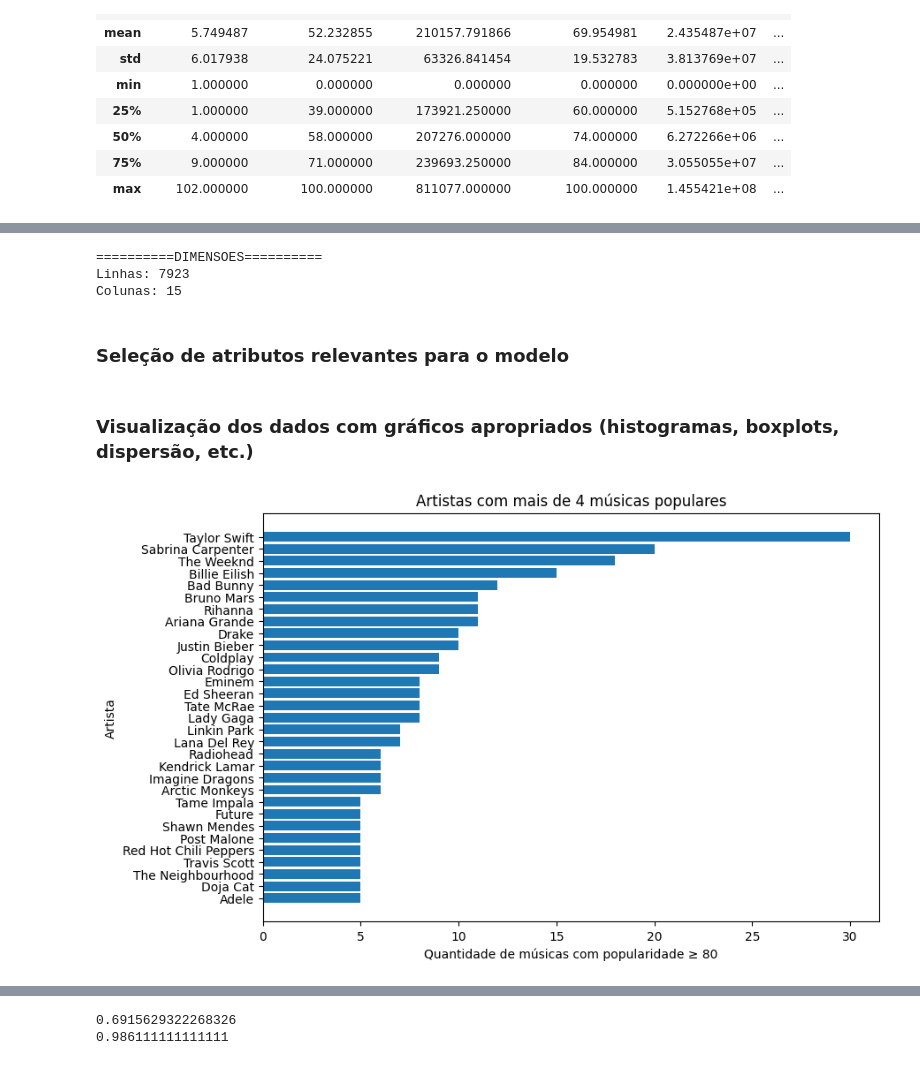
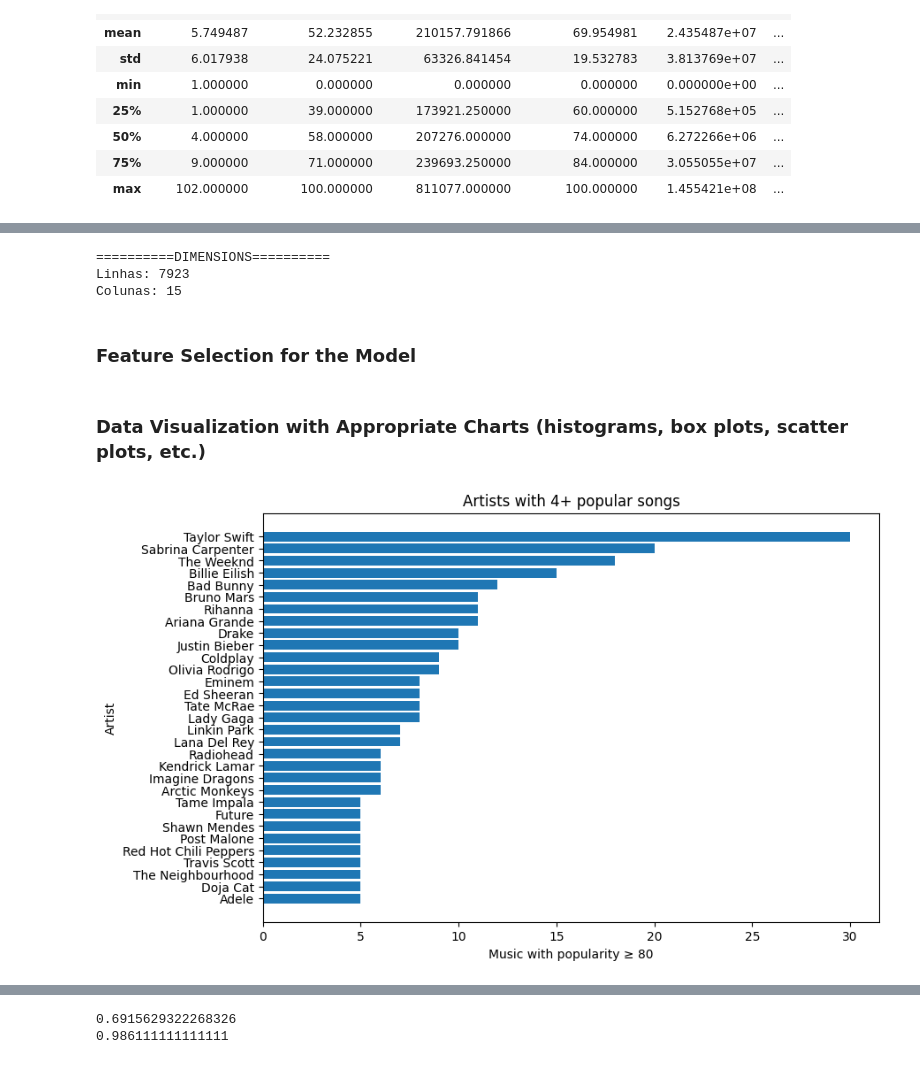
Before and after one commit to GabrielPFarias/trend_artistas_spotify, a Jupyter notebook: trabalho_cdbd.ipynb, the cells around one changed output, grey strips where cells are left out. Saved outputs shown, nothing was run; the diff lists cells and outputs as text; code cells hidden in the pictures.

```diff
--- a/trabalho_cdbd.ipynb
+++ b/trabalho_cdbd.ipynb
@@ -198,35 +186,35 @@ df['artist_genres'] = df['artist_genres'].apply(
 # %%
-# Dados apos filtro
-linhas, colunas = df.shape
-print('='*10 + "DIMENSOES" + '='*10)
-print("Linhas: " + str(linhas))
-print("Colunas: " + str(colunas))
+# Data after filter
+row, col = df.shape
+print('='*10 + "DIMENSIONS" + '='*10)
+print("Rows: " + str(row))
+print("Columns: " + str(col))
 # %% [output]
-==========DIMENSOES==========
+==========DIMENSIONS==========
 Linhas: 7923
 Colunas: 15
 # %% [markdown]
-### Seleção de atributos relevantes para o modelo
+### Feature Selection for the Model
 # %%
-colunas_para_remover = ['album_id', 'track_id', 'album_release_date']
-df = df.drop(columns=colunas_para_remover)
+col_to_drop = ['album_id', 'track_id', 'album_release_date']
+df = df.drop(columns=col_to_drop)
 # %% [markdown]
-### Visualização dos dados com gráficos apropriados (histogramas, boxplots, dispersão, etc.)
+### Data Visualization with Appropriate Charts (histograms, box plots, scatter plots, etc.)
 # %%
 import matplotlib.pyplot as plt
 # %%
 counts = df[df['track_popularity'] >= 80]['artist_name'].value_counts()
 counts = counts[counts > 4]
 
 plt.figure(figsize=(9, 6))
 plt.barh(counts.index, counts.values)
-plt.xlabel("Quantidade de músicas com popularidade ≥ 80")
-plt.ylabel("Artista")
-plt.title("Artistas com mais de 4 músicas populares")
-plt.gca().invert_yaxis()  # Deixa os maiores no topo
+plt.xlabel("Music with popularity ≥ 80")
+plt.ylabel("Artist")
+plt.title("Artists with 4+ popular songs")
+plt.gca().invert_yaxis()  # Place highest in the top
 plt.show()
 # %% [output]
-[figure, old version]
+[figure, new version]
 # %%
 plt.figure(figsize=(20,10))
 plt.scatter(df['track_popularity'], df['track_duration_ms'])
```
Also changed, not shown: parts of 42 cells of this notebook, 1 other file.
